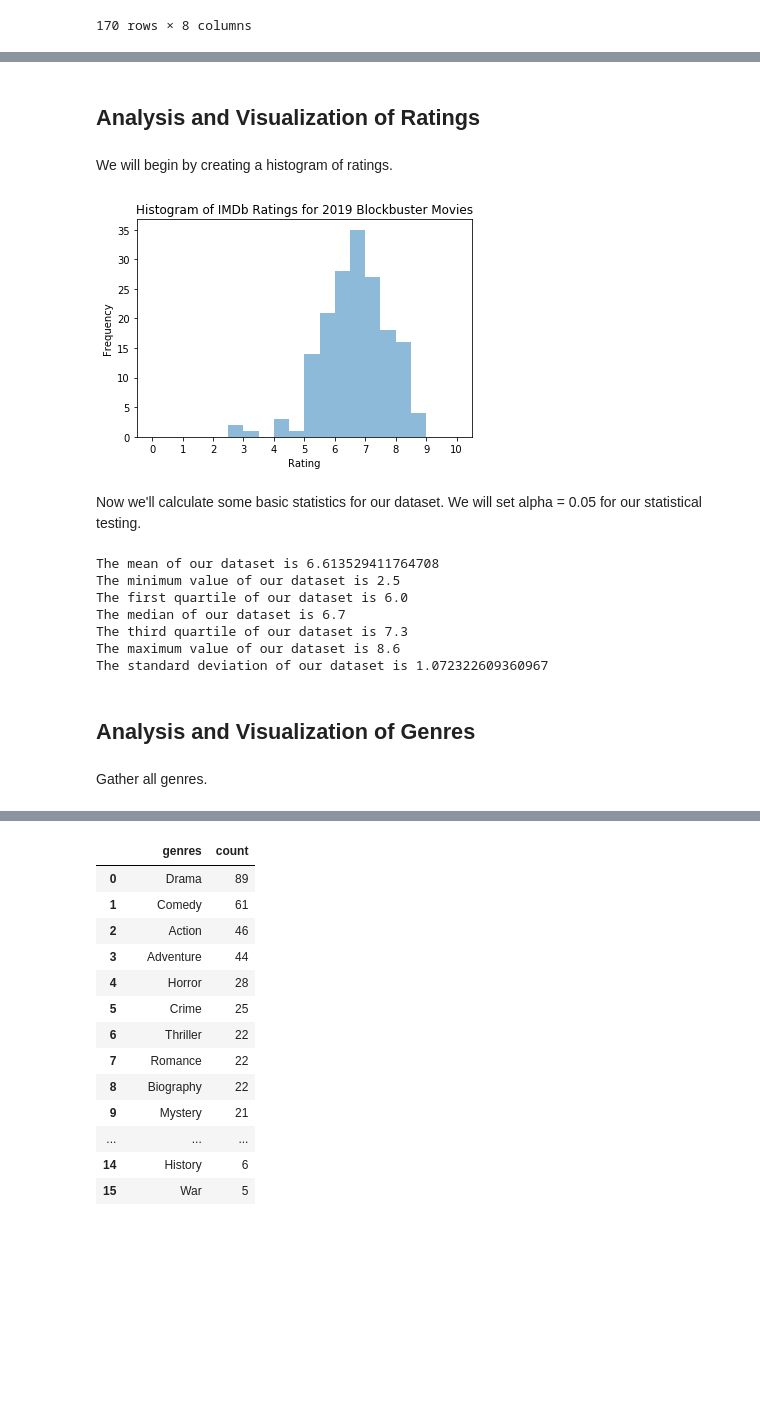
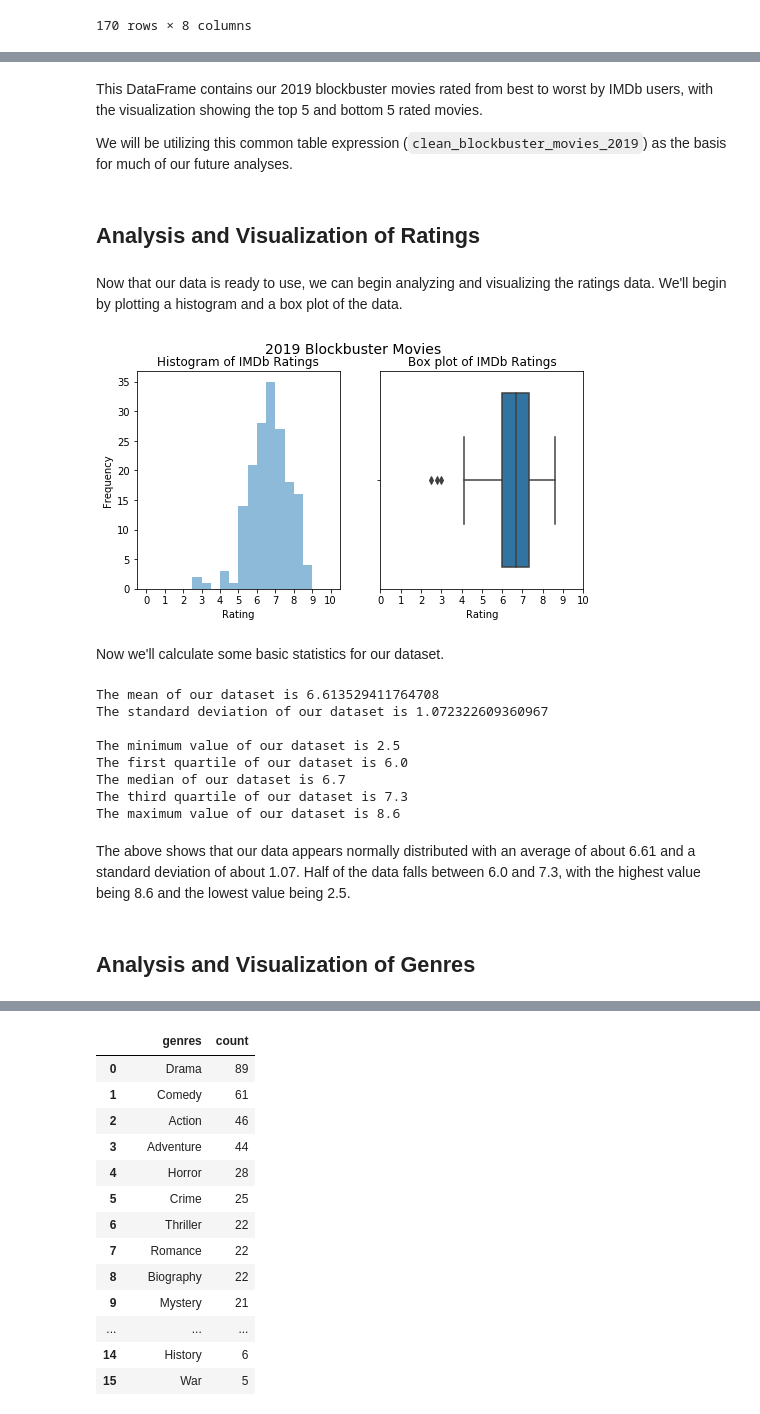
Before and after one commit to kaichang1/IMDb-SQL, a Jupyter notebook: IMDb.ipynb, the cells around one changed output, grey strips where cells are left out. Cells and saved outputs as stored; diff of their text form; code cells hidden in the pictures; blank space fills up the shorter version.

```diff
--- a/IMDb.ipynb
+++ b/IMDb.ipynb
@@ -353,36 +187,50 @@ bottom_blockbuster_movies_2019
+# %% [markdown]
+This DataFrame contains our 2019 blockbuster movies rated from best to worst by IMDb users, with the visualization showing the top 5 and bottom 5 rated movies.
+
+We will be utilizing this common table expression (`clean_blockbuster_movies_2019`) as the basis for much of our future analyses.
 # %% [markdown]
 ## Analysis and Visualization of Ratings
-# %% [markdown]
-We will begin by creating a histogram of ratings.
-# %%
-ax = plt.subplot()
-plt.hist(clean_blockbuster_movies_2019.average_rating, range=(0, 10), bins=20, alpha=0.5)
-ax.set_xticks([0, 1, 2, 3, 4, 5, 6, 7, 8, 9, 10])
-ax.set_xlabel('Rating')
-ax.set_ylabel('Frequency')
-ax.set_title('Histogram of IMDb Ratings for 2019 Blockbuster Movies')
-plt.show()
-# %% [output]
-[figure, removed]
+# %% [markdown]
+Now that our data is ready to use, we can begin analyzing and visualizing the ratings data. We'll begin by plotting a histogram and a box plot of the data.
+# %%
+fig, [ax1, ax2] = plt.subplots(1, 2, figsize=(8, 4))
+fig.suptitle('2019 Blockbuster Movies', fontsize=14)
+
+ax1.hist(clean_blockbuster_movies_2019.average_rating, range=(0, 10), bins=20, alpha=0.5)
+ax1.set_xticks(range(11))
+ax1.set_xlabel('Rating')
+ax1.set_ylabel('Frequency')
+ax1.set_title('Histogram of IMDb Ratings')
+
+sns.boxplot(x=clean_blockbuster_movies_2019.average_rating, ax=ax2)
+ax2.set_title('Box plot of IMDb Ratings')
+ax2.set_xticks(range(11))
+ax2.set_xlabel('Rating')
+
+plt.show()
+# %% [output]
+[figure, added]
 # %% [markdown]
-Now we'll calculate some basic statistics for our dataset. We will set alpha = 0.05 for our statistical testing.
+Now we'll calculate some basic statistics for our dataset.
 # %%
 print("The mean of our dataset is {0}".format(np.mean(clean_blockbuster_movies_2019.average_rating)))
+print("The standard deviation of our dataset is {0}".format(np.std(clean_blockbuster_movies_2019.average_rating)))
+print("")
 print("The minimum value of our dataset is {0}".format(np.amin(clean_blockbuster_movies_2019.average_rating)))
 print("The first quartile of our dataset is {0}".format(np.quantile(clean_blockbuster_movies_2019.average_rating, 0.25)))
 print("The median of our dataset is {0}".format(np.median(clean_blockbuster_movies_2019.average_rating)))
 print("The third quartile of our dataset is {0}".format(np.quantile(clean_blockbuster_movies_2019.average_rating, 0.75)))
 print("The maximum value of our dataset is {0}".format(np.amax(clean_blockbuster_movies_2019.average_rating)))
-print("The standard deviation of our dataset is {0}".format(np.std(clean_blockbuster_movies_2019.average_rating)))
 # %% [output]
 The mean of our dataset is 6.613529411764708
+The standard deviation of our dataset is 1.072322609360967
+
 The minimum value of our dataset is 2.5
 The first quartile of our dataset is 6.0
 The median of our dataset is 6.7
 The third quartile of our dataset is 7.3
 The maximum value of our dataset is 8.6
-The standard deviation of our dataset is 1.072322609360967
+# %% [markdown]
+The above shows that our data appears normally distributed with an average of about 6.61 and a standard deviation of about 1.07. Half of the data falls between 6.0 and 7.3, with the highest value being 8.6 and the lowest value being 2.5.
 # %% [markdown]
 ## Analysis and Visualization of Genres
-# %% [markdown]
-Gather all genres.
```
Also changed, not shown: parts of 48 cells of this notebook.
